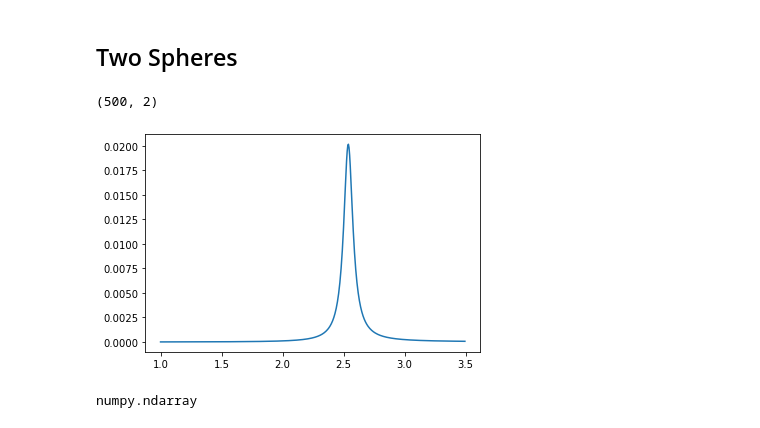
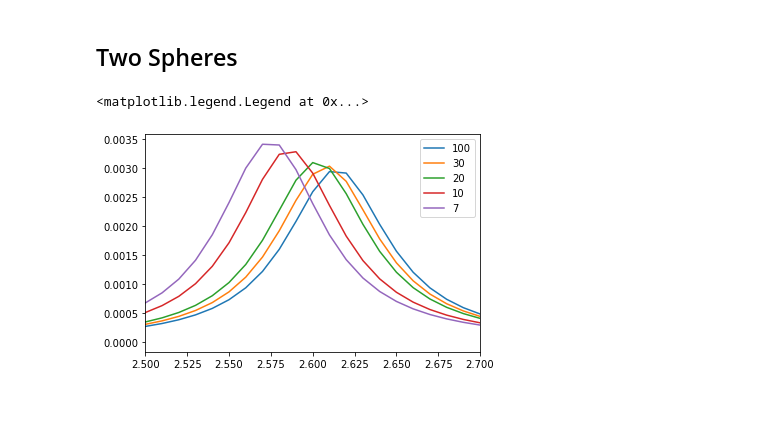
Before and after one commit to claireannewest/coupled_dipoles, a Jupyter notebook: Work on vectorizing.ipynb, the cells around one changed output. Drawn from its saved outputs; the diff is of its cells as text; code cells hidden in the pictures.

```diff
--- a/Work on vectorizing.ipynb
+++ b/Work on vectorizing.ipynb
@@ -14,46 +14,42 @@ c = 2.998E+10 # speed of light [cm/s]
 # %% [markdown]
 ## Two Spheres
 # %%
-num = 2
-def make_spherehomodimer_input(radius, gap, N=num):
-    def_centers = np.zeros((N, 3))
-    def_all_radii = np.zeros((N))
-    def_centers[0,:] = np.array([ 0, 0, -radius-gap/2 ])*1.E-7
-    def_centers[1,:] = np.array([ 0, 0, radius+gap/2 ])*1.E-7
-    def_all_radii[0] = radius*1.E-7
-    def_all_radii[1] = radius*1.E-7
-    return def_centers, def_all_radii
+num_part_per_struct = 2
+w_all = np.arange(2,3,.01)/hbar_eVs
+num_freq = len(w_all)
+gap = np.array([100, 30, 20, 10, 7])
+num_gap = len(gap)
+radius = 10
+
+def_centers = np.zeros((num_gap, num_freq, num_part_per_struct, 3)) # [number of unique structures, number of particles per structure, 3 cart. coords]
+def_all_radii = np.zeros((num_gap, num_freq, num_part_per_struct)) # [number of unique structures, number of particles per structure, 1]
+
+
+for gap_i in range(0, num_gap):
+    def_centers[gap_i, :, 0,:] = np.array([ 0, 0, -radius-gap[gap_i]/2 ])*1.E-7
+    def_centers[gap_i, :, 1,:] = np.array([ 0, 0, radius+gap[gap_i]/2 ])*1.E-7
+
+def_all_radii[:,:,0] = radius*1.E-7
+def_all_radii[:,:,1] = radius*1.E-7
 # %%
-w_all = np.arange(1,3.5,.005)/hbar_eVs
-def_centers, def_all_radii = make_spherehomodimer_input(radius=20, gap=10)
 calc_dips = CrossSections(centers=def_centers,
                                    all_radii=def_all_radii,
                                    w=w_all,
-                                   num=num,
+                                   num=num_part_per_struct,
                                    n=1.0,
                                    wp=8.959/hbar_eVs,
                                    eps_inf=9.695,
                                    gam_drude=0.073/hbar_eVs)
 
-Pext, Pabs = calc_dips.cross_sects(drive=np.array([0, 0, 1]))
-plt.plot(w_all*hbar_eVs, Pabs[:,1]+Pabs[:,0])
+Pext, Pabs = calc_dips.cross_sects(drive=np.array([0,0,1]))
 
 
-print(Pabs.shape)
+for which_gap in range(0, num_gap):
+    plt.plot(w_all*hbar_eVs, Pabs[which_gap,:,1]+Pabs[which_gap, :,0],label=str(gap[which_gap]))
+
+plt.xlim([2.5, 2.7])
+
+plt.legend()
 # %% [output]
-(500, 2)
+<matplotlib.legend.Legend at 0x...>
-[figure, old version]
+[figure, new version]
-# %%
-def_centers, def_all_radii = make_spherehomodimer_input(radius=20, gap=10)
-sph_pol = Sphere_Polarizability(centers=def_centers,
-                                   all_radii=def_all_radii,
-                                   n=1.0,
-                                   wp=8.959/hbar_eVs,
-                                   eps_inf=9.695,
-                                   gam_drude=0.073/hbar_eVs)
-
-w_all = np.arange(1,3.5,.1)/hbar_eVs
-
-type(sph_pol.alpha(w=w_all, radius=def_all_radii[0]))
-# %% [output]
-numpy.ndarray
```
Also changed, not shown: 3 other files.
